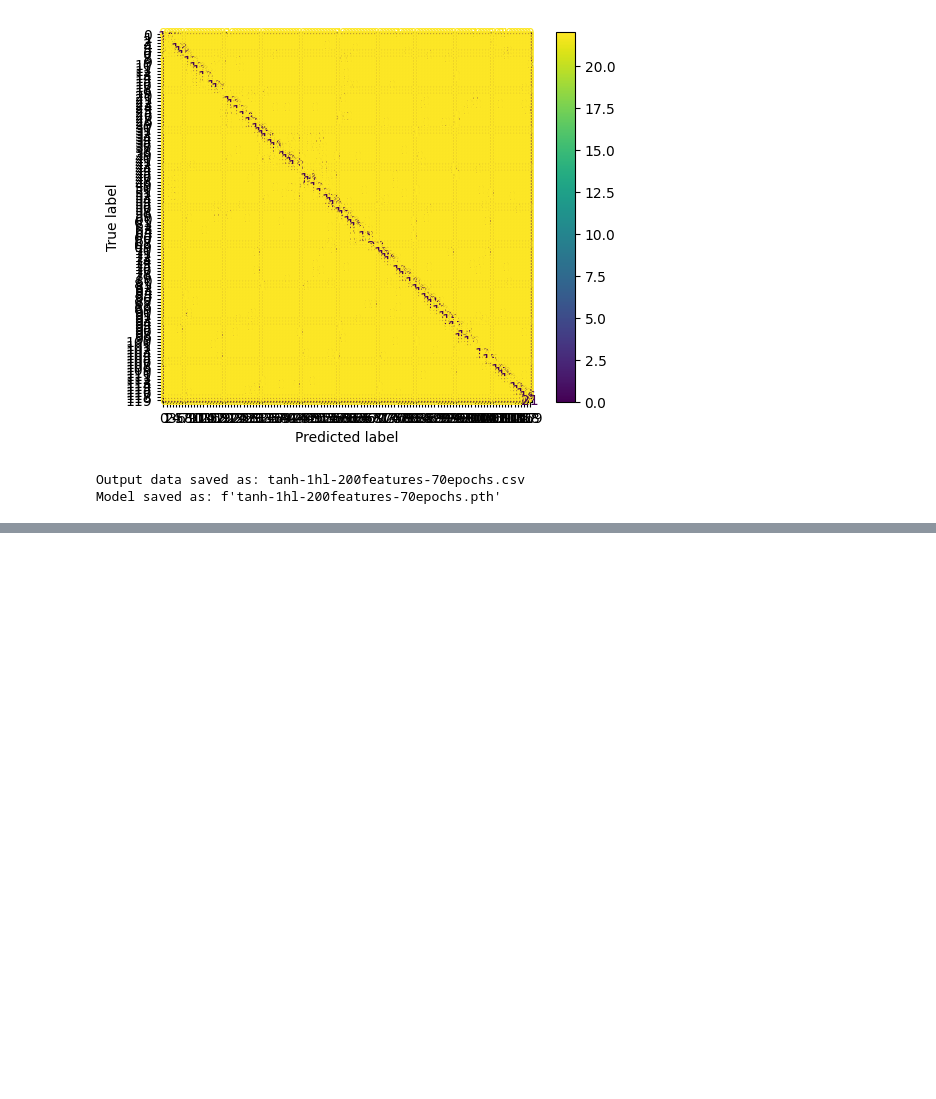
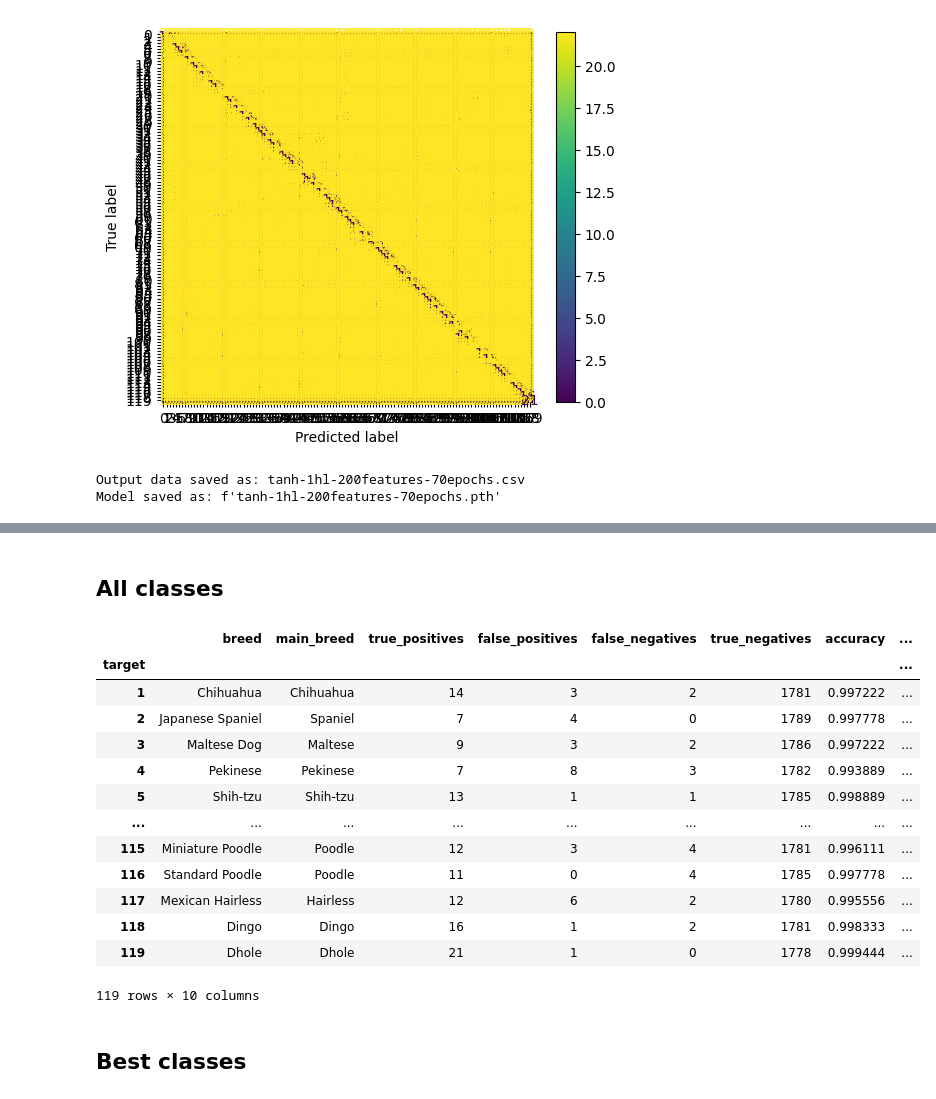
Before and after one commit to realtomkwok/info911-project, a Jupyter notebook: mlp.ipynb, the cells around one changed output, grey strips where cells are left out. Drawn from its saved outputs; the diff is of its cells as text; code cells hidden in the pictures; blank space fills up the shorter version.

```diff
--- a/mlp.ipynb
+++ b/mlp.ipynb
@@ -1018,0 +1002,17 @@ Model saved as: f'tanh-1hl-200features-70epochs.pth'
+# %%
+# Load the confusion matrix
+cm = pd.read_csv('output/tanh-1hl-200features-50epochs/cm-tanh-1hl-200features-50epochs.csv').values
+
+# Calculate the F1-Score for each class
+cm_precision = np.diag(cm) / np.sum(cm, axis=0)
+cm_recall = np.diag(cm) / np.sum(cm, axis=1)
+
+cm_f1 = 2 * (cm_precision * cm_recall) / (cm_precision + cm_recall)
+
+# Find the classes with the highest and lowest recall
+sorted_indices = np.argsort(cm_f1)
+best_classes = sorted_indices[-10:][::-1]  # Top 10 classes
+worst_classes = sorted_indices[:10]  # Bottom 10 classes
+
+print(f"The best performing classes are: {best_classes}")
+print(f"The worst performing classes are: {worst_classes}")
@@ -1018,0 +1084,57 @@ Model saved as: f'tanh-1hl-200features-70epochs.pth'
+# %% [markdown]
+## All classes
+# %%
+dict_dog_classes = {}
+
+for target in range(1, 120):
+    target = int(target)
+    breed = df_targets.loc[target, 'breed']
+    main_breed = df_targets.loc[target, 'main_breed']
+
+    # Confusion matrix values
+    tp = np.diag(cm)[target]
+    fp = np.sum(cm, axis=0)[target] - tp
+    fn = np.sum(cm, axis=1)[target] - tp
+    tn = np.sum(np.delete(np.delete(cm, target, axis=0), target, axis=1))
+
+    # Metrics
+    accuracy = (tp + tn) / (tp + fp + tn + fn)
+    precision = tp / (tp + fp)
+    recall = tp / (tp + fn)
+    f1_score = 2 * (precision * recall) / (precision + recall)
+
+    dict_dog_classes[target] = {
+        'target': target,
+        'breed': breed,
+        'main_breed': main_breed,
+        'true_positives': tp,
+        'false_positives': fp,
+        'false_negatives': fn,
+        'true_negatives': tn,
+        'accuracy': accuracy,
+        'precision': precision,
+        'recall': recall,
+        'f1_score': f1_score
+    }
+
+df_dog_classes = pd.DataFrame(dict_dog_classes).T
+df_dog_classes.set_index('target', inplace=True)
+df_dog_classes.to_csv(f'output/{model_name}/all_classes.csv', index=False)
+df_dog_classes
+# %% [output]
+|  | breed | main_breed | true_positives | false_positives | false_negatives | true_negatives | accuracy | ... |
+| target |  |  |  |  |  |  |  | ... |
+| 1 | Chihuahua | Chihuahua | 14 | 3 | 2 | 1781 | 0.997222 | ... |
+| 2 | Japanese Spaniel | Spaniel | 7 | 4 | 0 | 1789 | 0.997778 | ... |
+| 3 | Maltese Dog | Maltese | 9 | 3 | 2 | 1786 | 0.997222 | ... |
+| 4 | Pekinese | Pekinese | 7 | 8 | 3 | 1782 | 0.993889 | ... |
+| 5 | Shih-tzu | Shih-tzu | 13 | 1 | 1 | 1785 | 0.998889 | ... |
+| ... | ... | ... | ... | ... | ... | ... | ... | ... |
+| 115 | Miniature Poodle | Poodle | 12 | 3 | 4 | 1781 | 0.996111 | ... |
+| 116 | Standard Poodle | Poodle | 11 | 0 | 4 | 1785 | 0.997778 | ... |
+| 117 | Mexican Hairless | Hairless | 12 | 6 | 2 | 1780 | 0.995556 | ... |
+| 118 | Dingo | Dingo | 16 | 1 | 2 | 1781 | 0.998333 | ... |
+| 119 | Dhole | Dhole | 21 | 1 | 0 | 1778 | 0.999444 | ... |
+119 rows × 10 columns
+# %% [markdown]
+## Best classes
```
Also changed, not shown: parts of 30 cells of this notebook, 21 other files.
